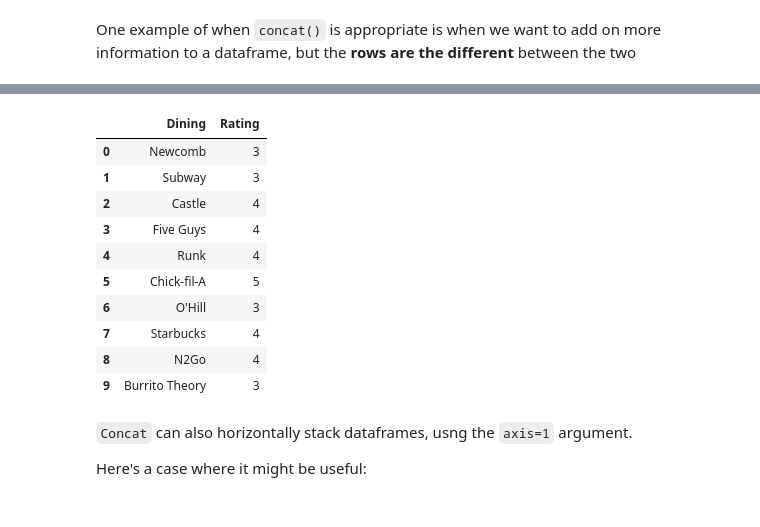
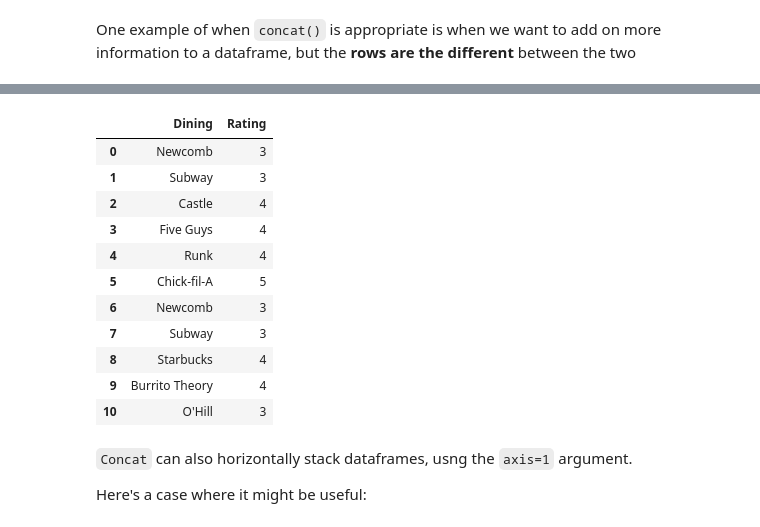
Before and after one commit to ishaandey/node, a Jupyter notebook: week-3/cleaning_key.ipynb, the cells around one changed output, grey strips where cells are left out. Cells and saved outputs as stored; diff of their text form; code cells hidden in the pictures.

```diff
--- a/week-3/cleaning_key.ipynb
+++ b/week-3/cleaning_key.ipynb
@@ -763,18 +768,19 @@ df1
 # %%
-df1_all = pd.concat([df1, more_ratings]).reset_index(drop=True) # The reset_index() allows us to prevent overlapping of the indices
-df1_all
+ratings_all = pd.concat([ratings_df, more_ratings_df]).reset_index(drop=True) # The reset_index() allows us to prevent overlapping of the indices
+ratings_all
 # %% [output]
 |  | Dining | Rating |
 | 0 | Newcomb | 3 |
 | 1 | Subway | 3 |
 | 2 | Castle | 4 |
 | 3 | Five Guys | 4 |
 | 4 | Runk | 4 |
 | 5 | Chick-fil-A | 5 |
-| 6 | O'Hill | 3 |
-| 7 | Starbucks | 4 |
-| 8 | N2Go | 4 |
-| 9 | Burrito Theory | 3 |
+| 6 | Newcomb | 3 |
+| 7 | Subway | 3 |
+| 8 | Starbucks | 4 |
+| 9 | Burrito Theory | 4 |
+| 10 | O'Hill | 3 |
 # %% [markdown]
 `Concat` can also horizontally stack dataframes, usng the `axis=1` argument.
 
```
Also changed, not shown: parts of 19 cells of this notebook, 2 other files.
